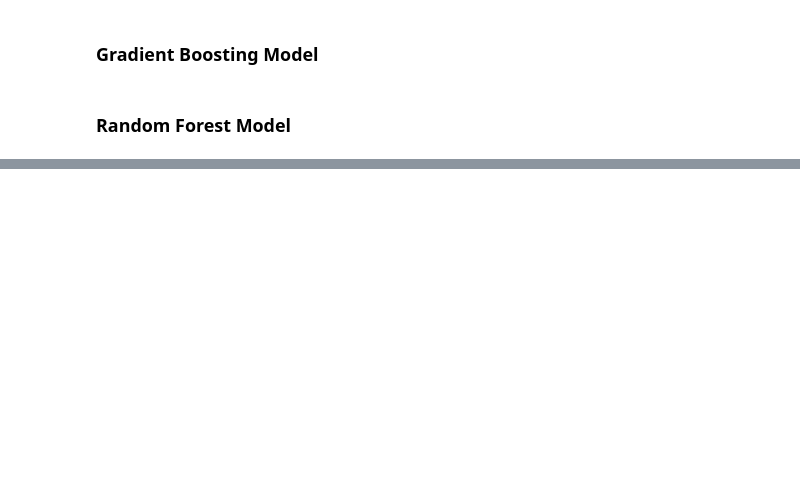
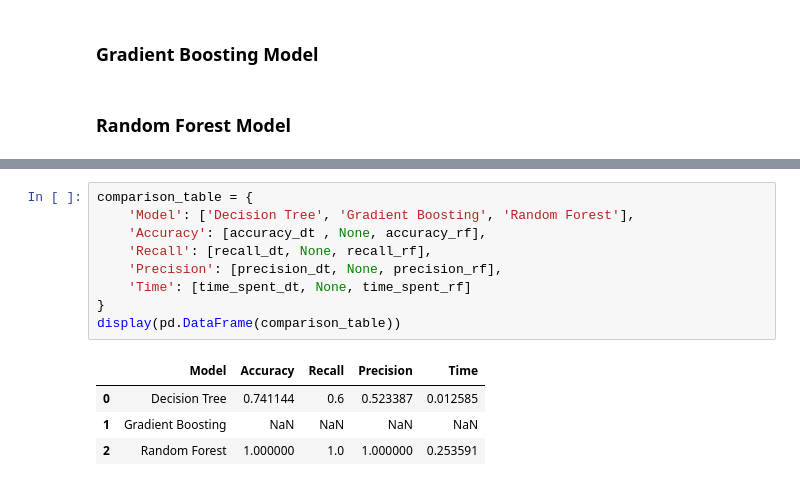
Before and after one commit to angusryoung/CSI4142-world-health-project, a Jupyter notebook: DataMining.ipynb, the cells around one changed output, grey strips where cells are left out. Cells and saved outputs as stored; diff of their text form; blank space fills up the shorter version.

```diff
--- a/DataMining.ipynb
+++ b/DataMining.ipynb
@@ -211,0 +232,14 @@ print(":: %s seconds ::" % (time_spent_rf))
+# %%
+comparison_table = {
+    'Model': ['Decision Tree', 'Gradient Boosting', 'Random Forest'],
+    'Accuracy': [accuracy_dt , None, accuracy_rf],
+    'Recall': [recall_dt, None, recall_rf],
+    'Precision': [precision_dt, None, precision_rf],
+    'Time': [time_spent_dt, None, time_spent_rf]
+}
+display(pd.DataFrame(comparison_table))
+# %% [output]
+|  | Model | Accuracy | Recall | Precision | Time |
+| 0 | Decision Tree | 0.741144 | 0.6 | 0.523387 | 0.012585 |
+| 1 | Gradient Boosting | NaN | NaN | NaN | NaN |
+| 2 | Random Forest | 1.000000 | 1.0 | 1.000000 | 0.253591 |
```
Also changed, not shown: parts of 10 cells of this notebook.
